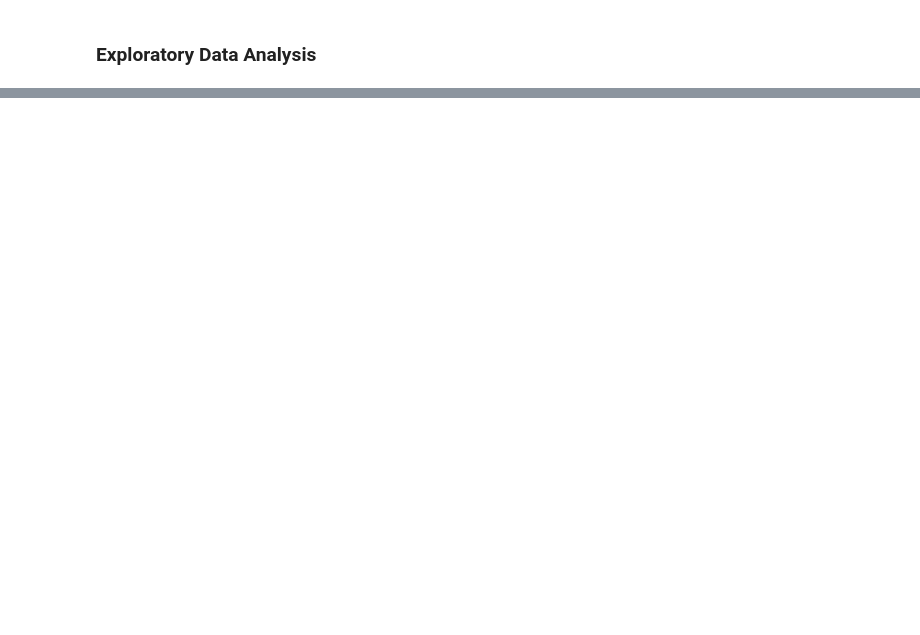
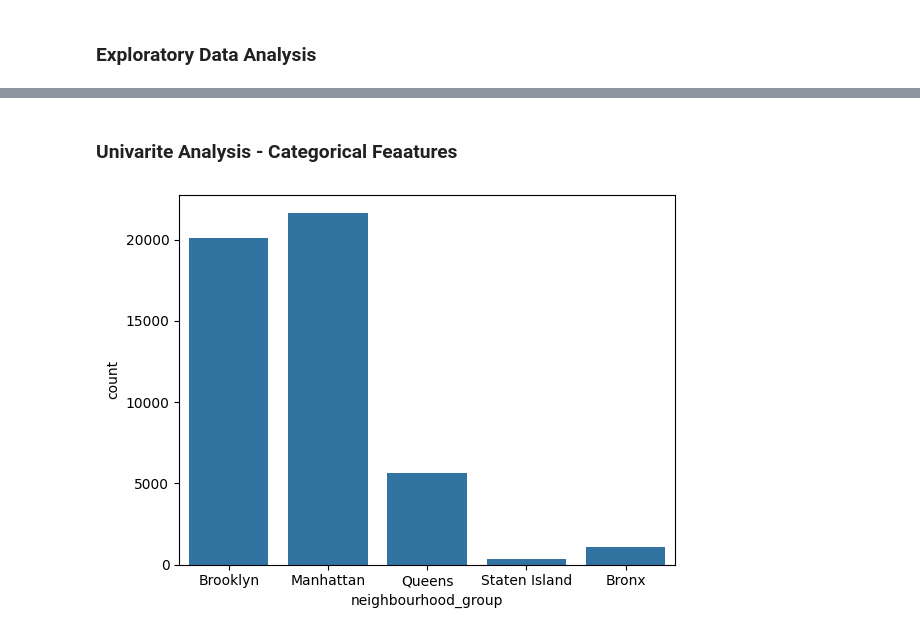
Before and after one commit to imabuzerdatascience/NYC-House-Prediction, a Jupyter notebook: NYC room_type prediction.ipynb, the cells around one changed output, grey strips where cells are left out. Cells and saved outputs as stored; diff of their text form; code cells hidden in the pictures; blank space fills up the shorter version.

```diff
--- a/NYC room_type prediction.ipynb
+++ b/NYC room_type prediction.ipynb
@@ -93,0 +140,7 @@ df.describe()
+# %% [markdown]
+### Univarite Analysis - Categorical Feaatures
+# %%
+sns.countplot(data=df , x="neighbourhood_group")
+plt.show()
+# %% [output]
+[figure, added]
```
Also changed, not shown: parts of 16 cells of this notebook.
